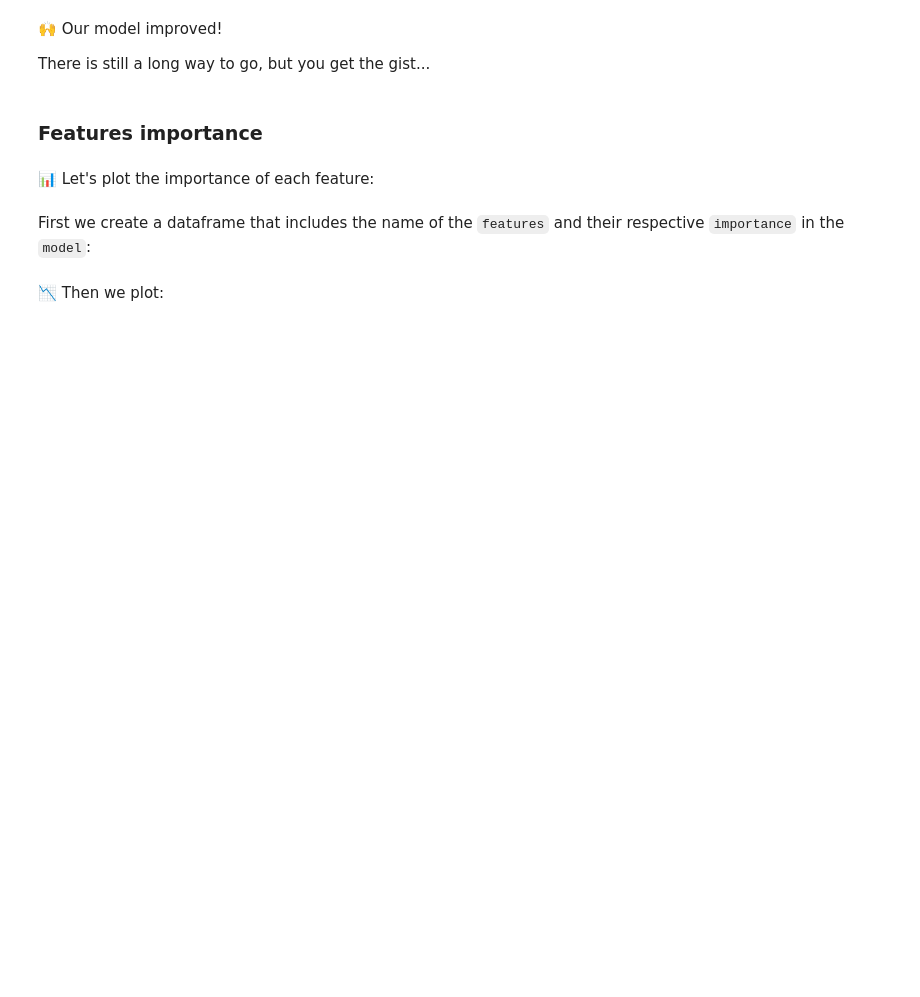
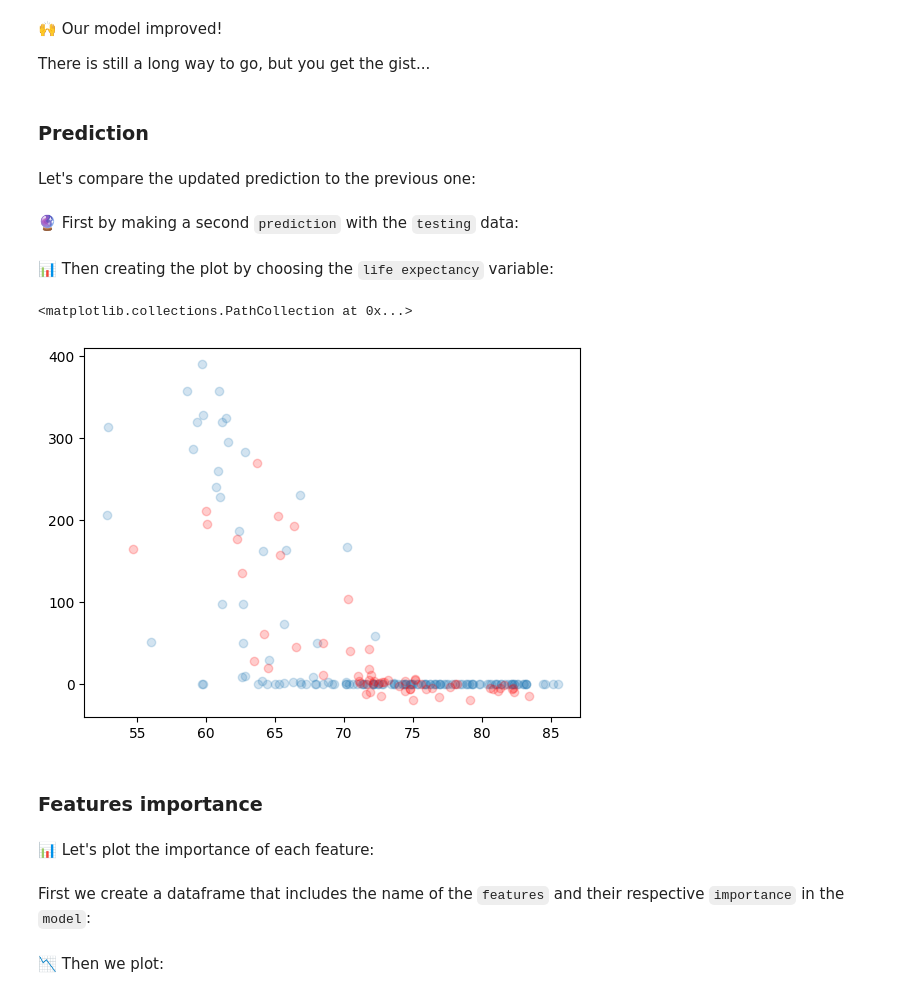
Before and after one commit to APepey/ML-workshop, a Jupyter notebook: challenge02_MLbasics.ipynb, the cells around one changed output. Drawn from its saved outputs; the diff is of its cells as text; code cells hidden in the pictures; blank space fills up the shorter version.

Commit message:
completing  section about improving model

```diff
--- a/challenge02_MLbasics.ipynb
+++ b/challenge02_MLbasics.ipynb
@@ -514,6 +514,22 @@ Model accuracy: 0.48
 🙌 Our model improved!
 
 There is still a long way to go, but you get the gist...
+# %% [markdown]
+### Prediction
+# %% [markdown]
+Let's compare the updated prediction to the previous one:
+# %% [markdown]
+🔮 First by making a second `prediction` with the `testing` data:
+# %%
+prediction2 = model_fitted.predict(X_test)
+# %% [markdown]
+📊 Then creating the plot by choosing the `life expectancy` variable:
+# %%
+plt.scatter(X_train['life_expectancy'], y_train, alpha = .2),
+plt.scatter(X_test['life_expectancy'], prediction2, alpha = .2, color = 'red')
+# %% [output]
+<matplotlib.collections.PathCollection at 0x...>
+[figure, added]
 # %% [markdown]
 ### Features importance
 # %% [markdown]
```
Also changed, not shown: parts of 35 cells of this notebook.
